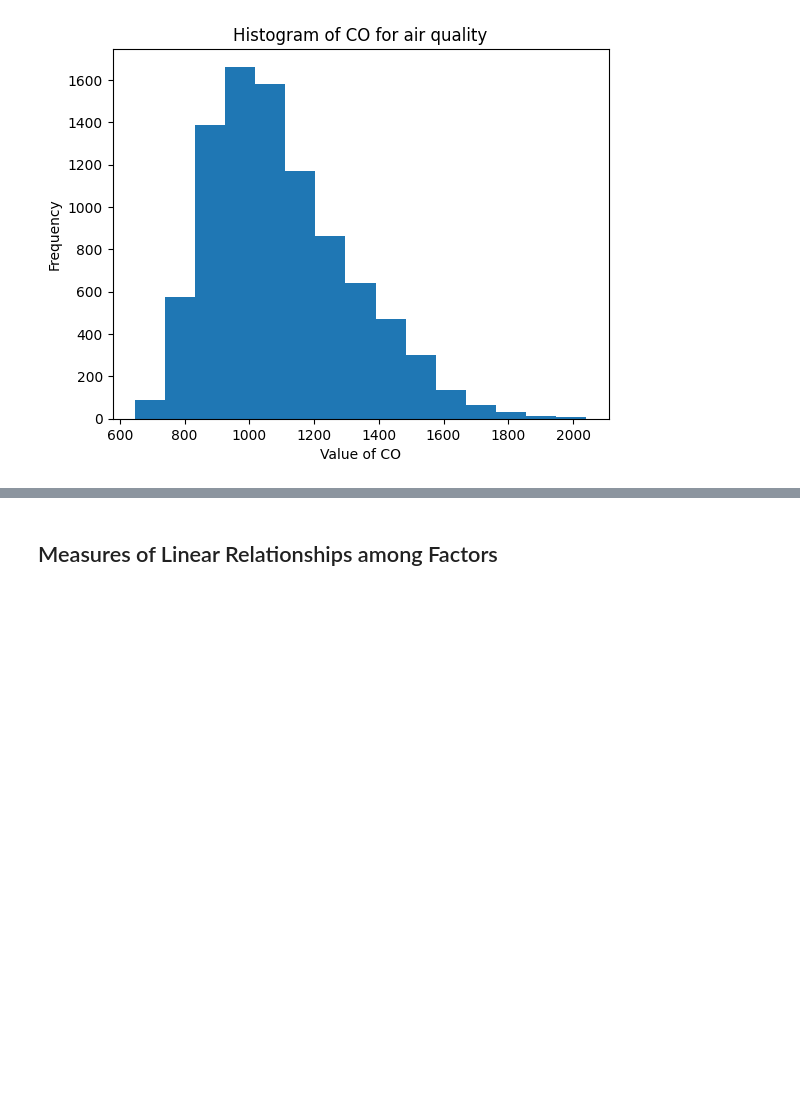
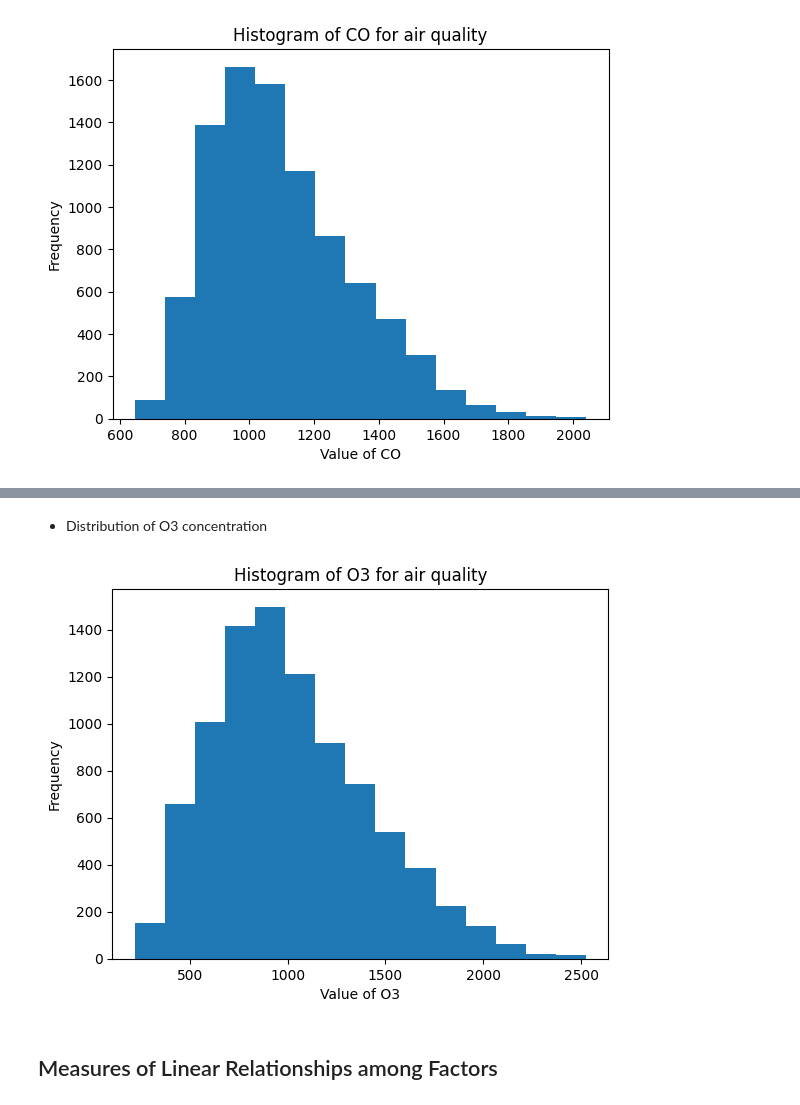
Before and after one commit to bingxiaochen/ST-554-Project1, a Jupyter notebook: Task2/Project1_Task2_Hui.ipynb, the cells around one changed output, grey strips where cells are left out. Saved outputs shown, nothing was run; the diff lists cells and outputs as text; code cells hidden in the pictures; blank space fills up the shorter version.

```diff
--- a/Task2/Project1_Task2_Hui.ipynb
+++ b/Task2/Project1_Task2_Hui.ipynb
@@ -237,3 +336,9 @@ plot_hist(X_df, "CO", bins = 15 )
+# %% [markdown]
+- Distribution of O3 concentration
+# %%
+plot_hist(X_df, "O3", bins = 15)
+# %% [output]
+[figure, added]
 # %% [markdown]
 ## Measures of Linear Relationships among Factors
 # %% [markdown]
```
Also changed, not shown: parts of 34 cells of this notebook.
